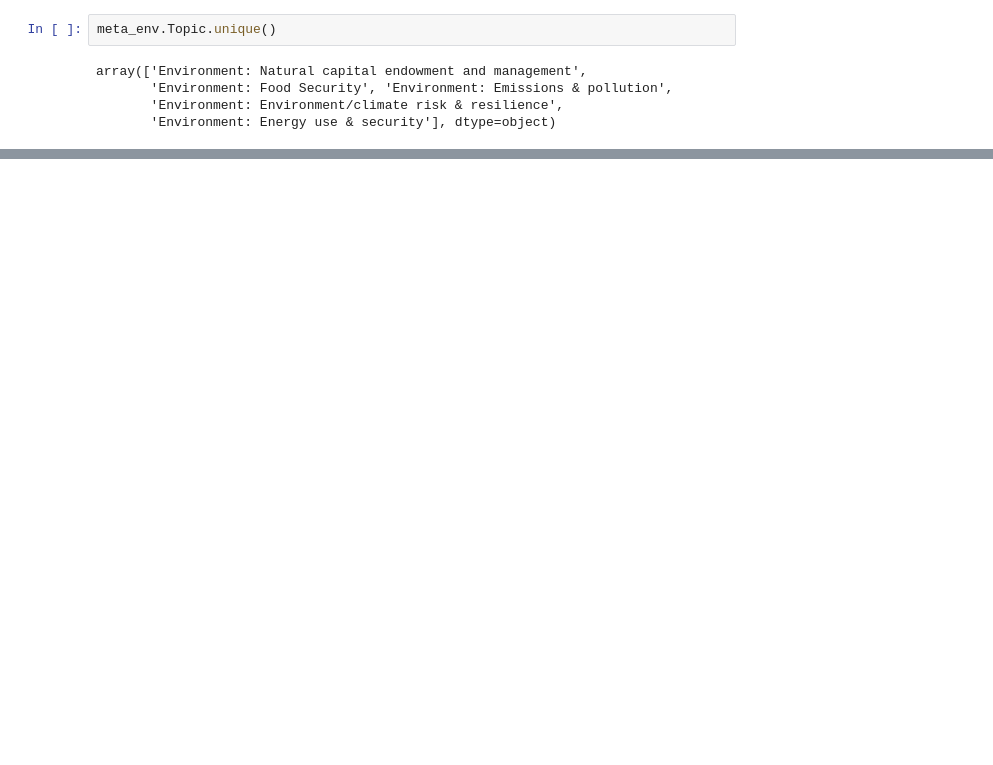
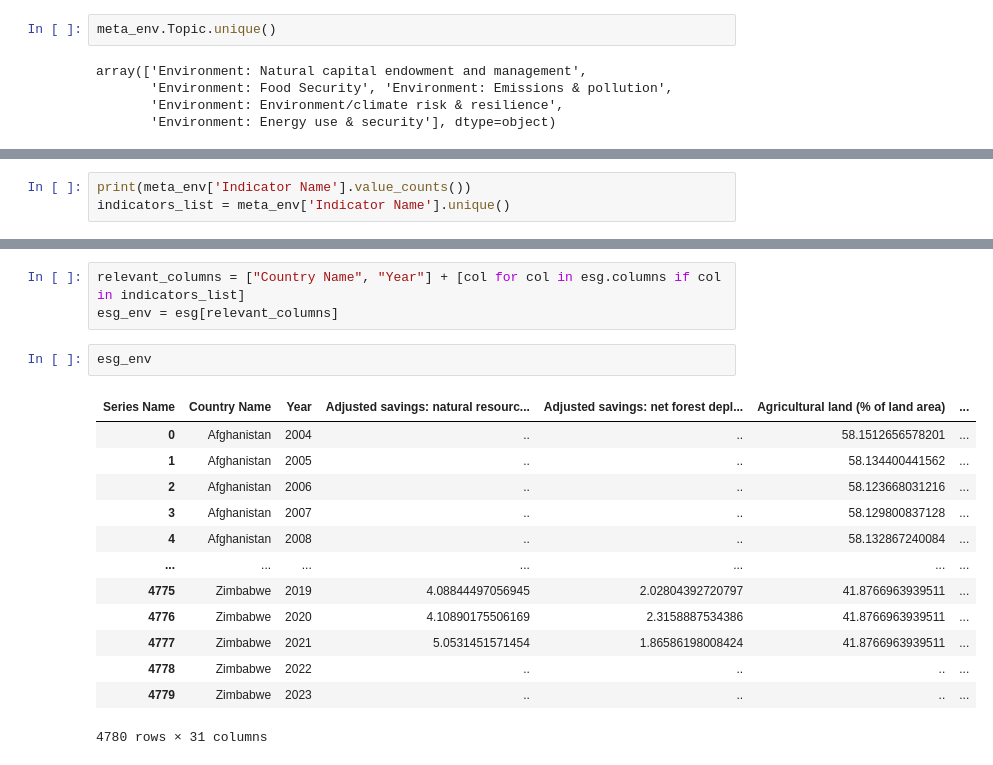
Before and after one commit to dariashcherbakovaaa/MA_DSE_Unimi, a Jupyter notebook: softlab_project.ipynb, the cells around one changed output, grey strips where cells are left out. Saved outputs shown, nothing was run; the diff lists cells and outputs as text; blank space fills up the shorter version.

```diff
--- a/softlab_project.ipynb
+++ b/softlab_project.ipynb
@@ -104,0 +85,3 @@ Name: count, dtype: int64
+# %%
+print(meta_env['Indicator Name'].value_counts())
+indicators_list = meta_env['Indicator Name'].unique()
@@ -104,0 +126,19 @@ Name: count, dtype: int64
+# %%
+relevant_columns = ["Country Name", "Year"] + [col for col in esg.columns if col in indicators_list]
+esg_env = esg[relevant_columns]
+# %%
+esg_env
+# %% [output]
+| Series Name | Country Name | Year | Adjusted savings: natural resourc... | Adjusted savings: net forest depl... | Agricultural land (% of land area) | ... |
+| 0 | Afghanistan | 2004 | .. | .. | 58.1512656578201 | ... |
+| 1 | Afghanistan | 2005 | .. | .. | 58.134400441562 | ... |
+| 2 | Afghanistan | 2006 | .. | .. | 58.123668031216 | ... |
+| 3 | Afghanistan | 2007 | .. | .. | 58.129800837128 | ... |
+| 4 | Afghanistan | 2008 | .. | .. | 58.132867240084 | ... |
+| ... | ... | ... | ... | ... | ... | ... |
+| 4775 | Zimbabwe | 2019 | 4.08844497056945 | 2.02804392720797 | 41.8766963939511 | ... |
+| 4776 | Zimbabwe | 2020 | 4.10890175506169 | 2.3158887534386 | 41.8766963939511 | ... |
+| 4777 | Zimbabwe | 2021 | 5.0531451571454 | 1.86586198008424 | 41.8766963939511 | ... |
+| 4778 | Zimbabwe | 2022 | .. | .. | .. | ... |
+| 4779 | Zimbabwe | 2023 | .. | .. | .. | ... |
+4780 rows × 31 columns
```
Also changed, not shown: parts of 3 cells of this notebook.
